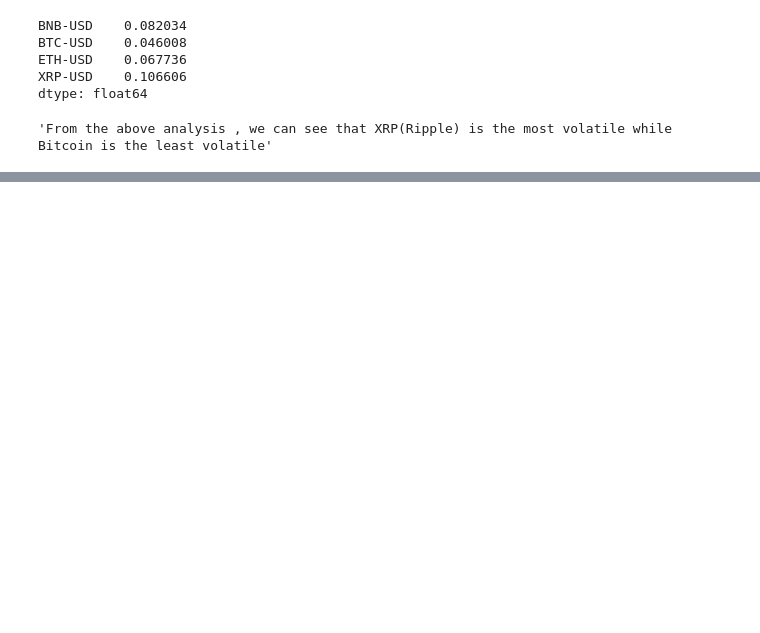
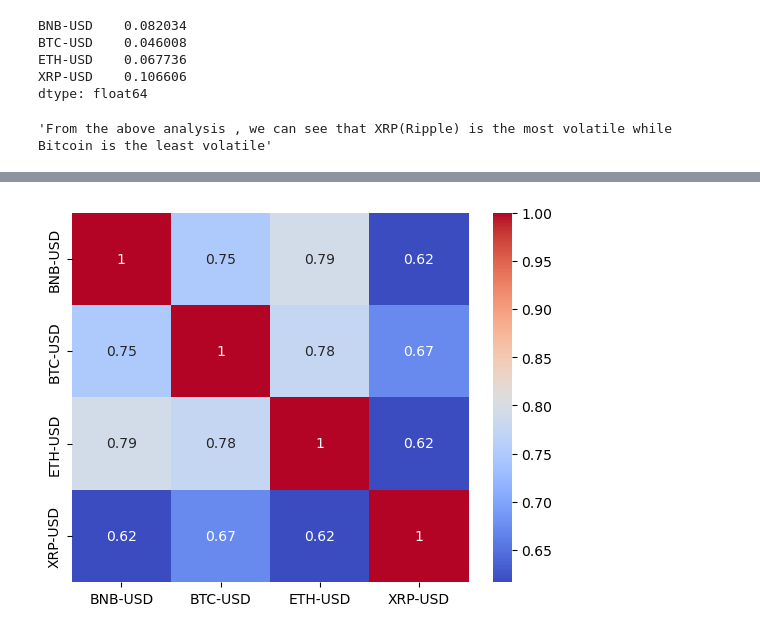
Before and after one commit to Aum020/crypto-market-analysis, a Jupyter notebook: CrytoMarketData_Analysis.ipynb, the cells around one changed output, grey strips where cells are left out. Drawn from its saved outputs; the diff is of its cells as text; code cells hidden in the pictures; blank space fills up the shorter version.

```diff
--- a/CrytoMarketData_Analysis.ipynb
+++ b/CrytoMarketData_Analysis.ipynb
@@ -176,0 +187,6 @@ Text(0.5, 1.0, 'Cumulative Returns')
+# %%
+#plot the correlations
+sns.heatmap(returns.corr(), annot=True, cmap='coolwarm')
+plt.show()
+# %% [output]
+[figure, added]
```
Also changed, not shown: parts of 6 cells of this notebook.
